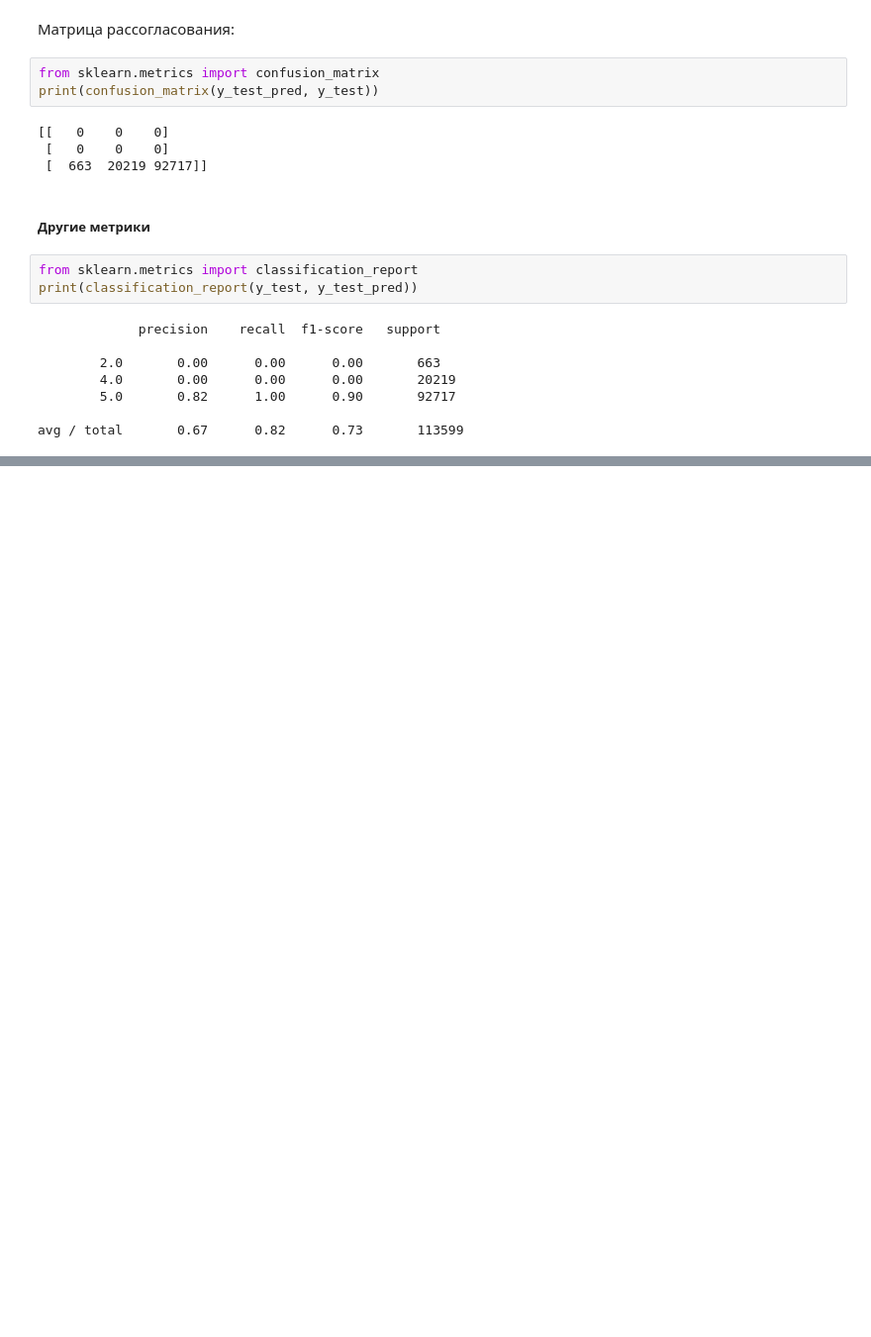
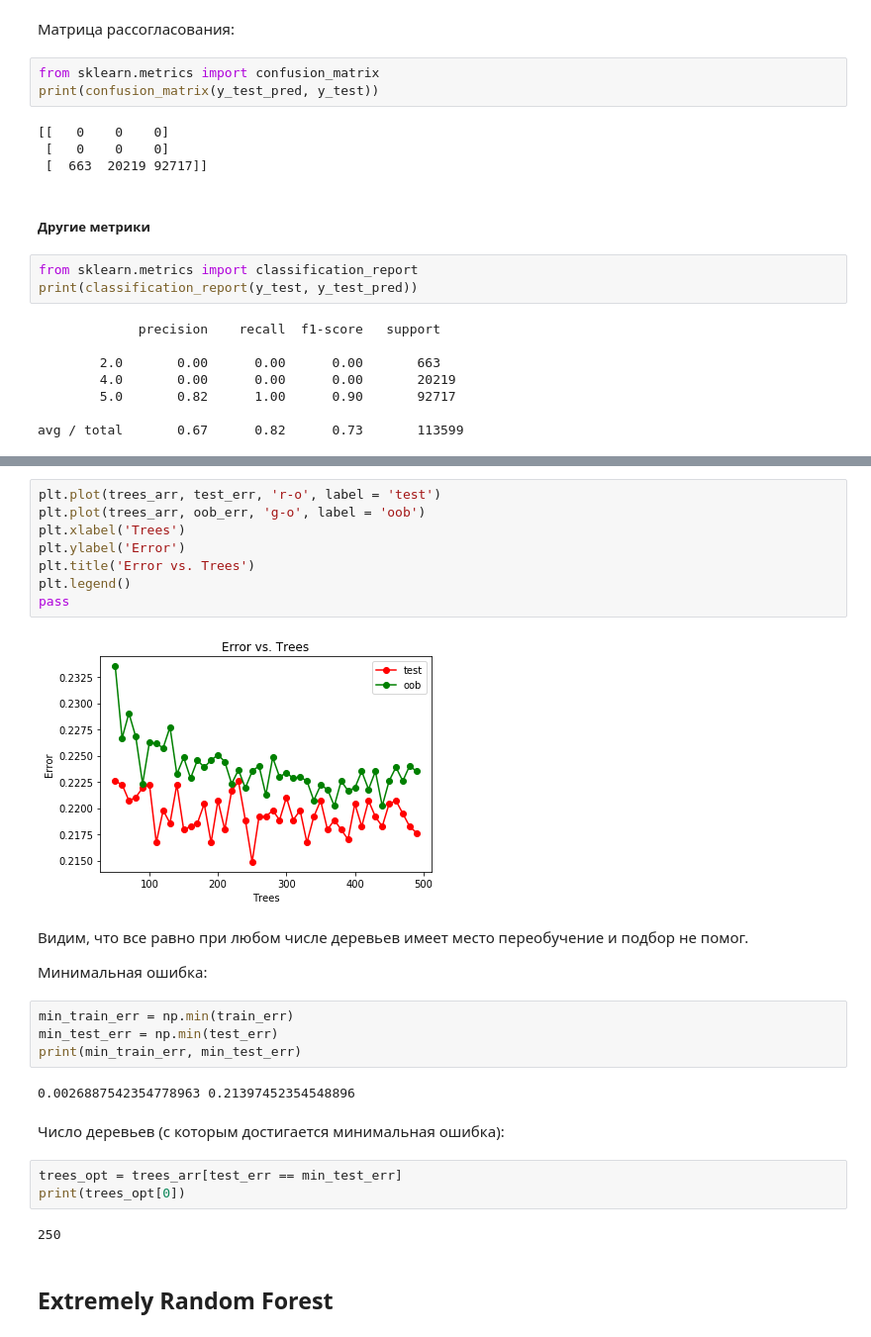
Before and after one commit to VitKonevskiy/ML_HW, a Jupyter notebook: kickstarter_proj.ipynb, the cells around one changed output, grey strips where cells are left out. Shown: that part at 99% size. Saved outputs shown, nothing was run; the diff lists cells and outputs as text; blank space fills up the shorter version.

```diff
--- a/kickstarter_proj.ipynb
+++ b/kickstarter_proj.ipynb
@@ -781,0 +830,29 @@ avg / total       0.67      0.82      0.73       113599
+# %%
+plt.plot(trees_arr, test_err, 'r-o', label = 'test')
+plt.plot(trees_arr, oob_err, 'g-o', label = 'oob')
+plt.xlabel('Trees')
+plt.ylabel('Error')
+plt.title('Error vs. Trees')
+plt.legend()
+pass
+# %% [output]
+[figure, added]
+# %% [markdown]
+Видим, что все равно при любом числе деревьев имеет место переобучение и подбор не помог.
+
+Минимальная ошибка:
+# %%
+min_train_err = np.min(train_err)
+min_test_err = np.min(test_err)
+print(min_train_err, min_test_err)
+# %% [output]
+0.0026887542354778963 0.21397452354548896
+# %% [markdown]
+Число деревьев (с которым достигается минимальная ошибка):
+# %%
+trees_opt = trees_arr[test_err == min_test_err]
+print(trees_opt[0])
+# %% [output]
+250
+# %% [markdown]
+## Extremely Random Forest
```
Also changed, not shown: parts of 29 cells of this notebook.
